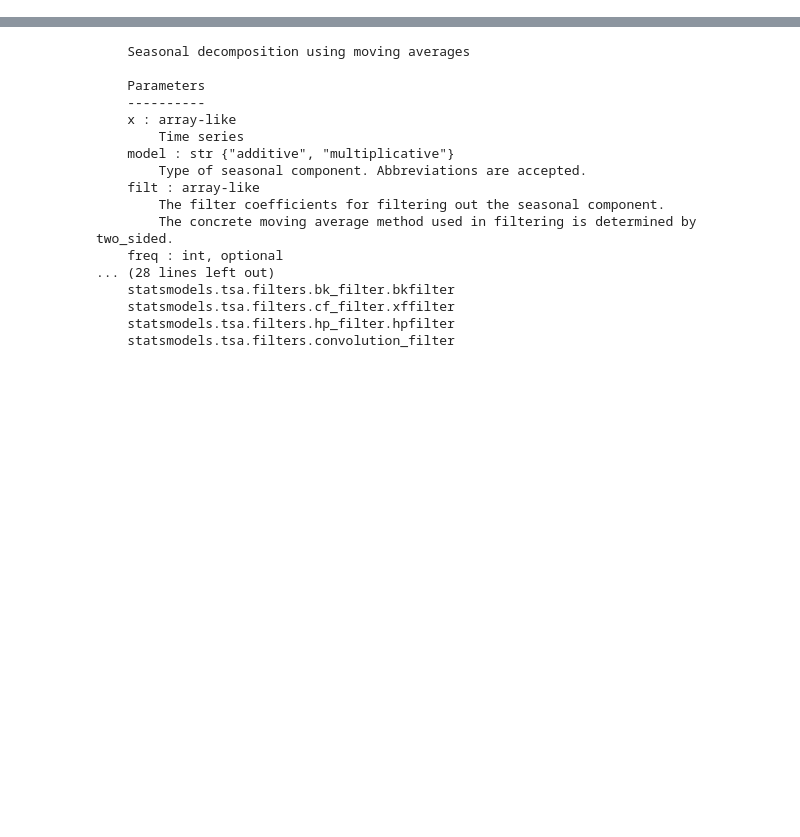
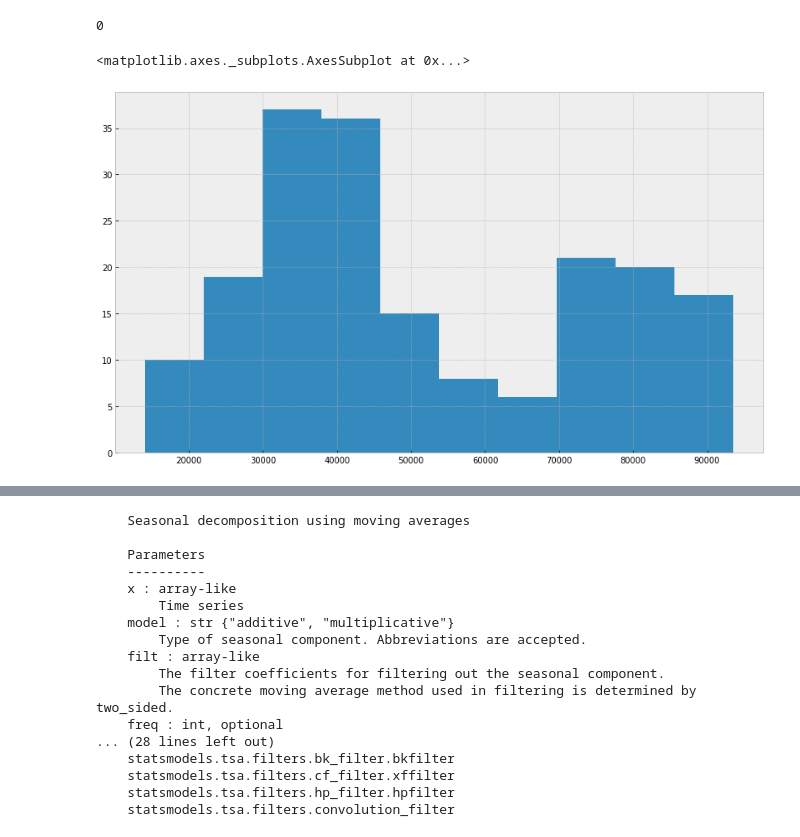
Before and after one commit to MarcusWiilo/capstone_udacity, a Jupyter notebook: capstone_udacity.ipynb, the cells around one changed output, grey strips where cells are left out. Drawn from its saved outputs; the diff is of its cells as text; code cells hidden in the pictures; blank space fills up the shorter version.

Commit message:
fiz, features and docs: implementações iniciais dos codigos, leitura e escolha do dataset

```diff
--- a/capstone_udacity.ipynb
+++ b/capstone_udacity.ipynb
@@ -581,0 +63,3 @@ NameError: name 'results_ARIMA' is not defined
+# %%
+# Fazer a leitura do dataset
+data_test = pd.read_csv('license_plates_acution_data.csv')
@@ -581,0 +156,4 @@ NameError: name 'results_ARIMA' is not defined
+# %%
+# criação da coluna mean que vai ser a coluna sem valores nulos
+mean = data_test['avg_deal_price'].mean()
+data_test['test_forecasting'] = data_test['avg_deal_price'].fillna(mean)
@@ -581,0 +262,10 @@ NameError: name 'results_ARIMA' is not defined
+# %%
+# função para fazer a contagem dos dados duplicados, não se aplica aqui
+sum(data_test.duplicated())
+# %% [output]
+0
+# %%
+data_test['avg_deal_price'].hist(figsize=(14, 8))
+# %% [output]
+<matplotlib.axes._subplots.AxesSubplot at 0x...>
+[figure, added]
```
Also changed, not shown: parts of 105 cells of this notebook, 3 other files.
